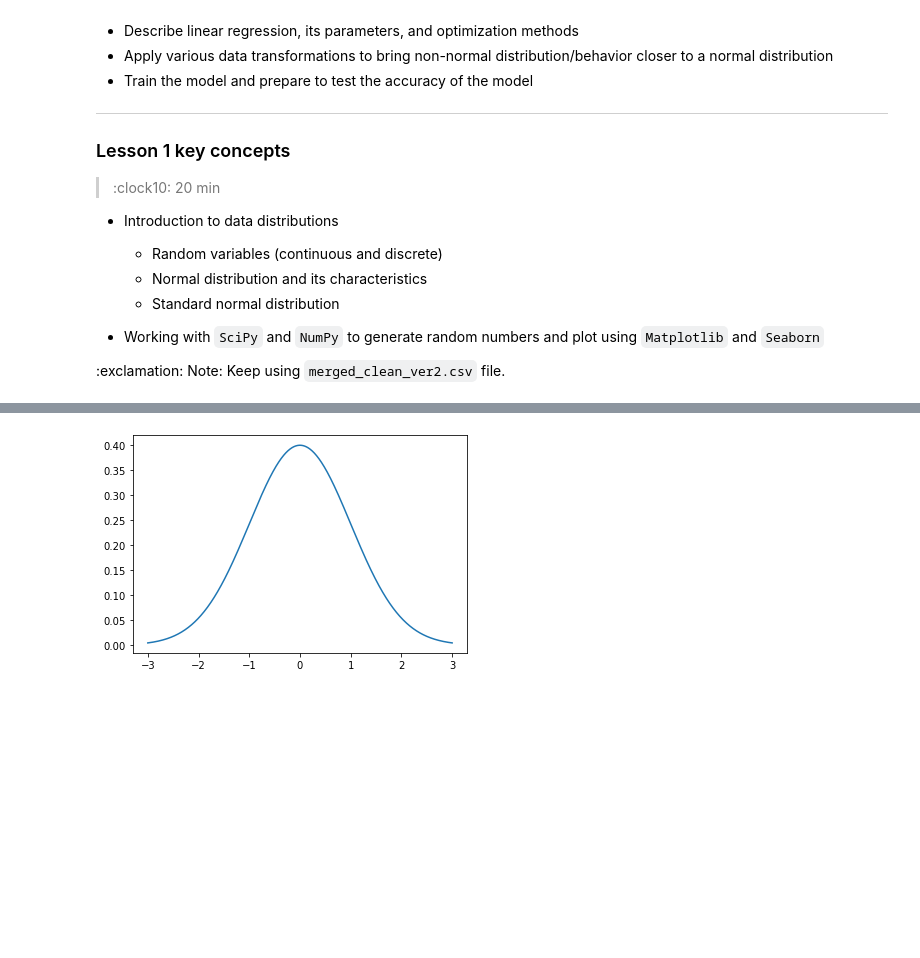
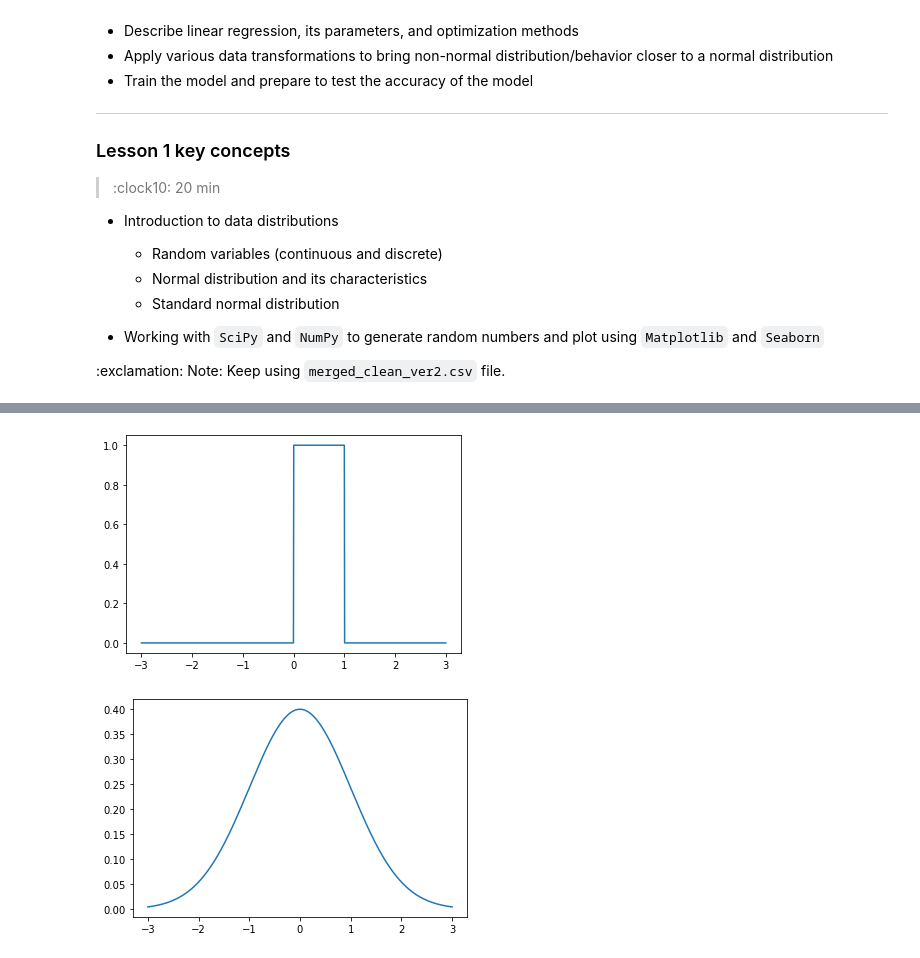
Before and after one commit to tengya-chu/lessons, a Jupyter notebook: unit_1/1.06_cont_distribution_intro_to_machine_learning/lesson.ipynb, the cells around one changed output, grey strips where cells are left out. Saved outputs shown, nothing was run; the diff lists cells and outputs as text; code cells hidden in the pictures; blank space fills up the shorter version.

```diff
--- a/unit_1/1.06_cont_distribution_intro_to_machine_learning/lesson.ipynb
+++ b/unit_1/1.06_cont_distribution_intro_to_machine_learning/lesson.ipynb
@@ -62,6 +62,14 @@ normal = norm(0, math.sqrt(9))
 # print(normal.pdf(4))
 # print(normal.cdf(2))
 # print(normal.rvs())
+# %%
+fig, ax = plt.subplots(1, 1)
+x = np.linspace(-3,3,1000) # Generating evenly spaced numbers (1000)  between -3 and 3.
+y = uniform.pdf(x) # Generating a plot of the 'Normal distribution' using the points in x.
+ax.plot(x,y)
+plt.show()
+# %% [output]
+[figure, added]
 # %%
 fig, ax = plt.subplots(1, 1)
 x = np.linspace(-3,3,1000) # Generating evenly spaced numbers (1000)  between -3 and 3.
```
Also changed, not shown: parts of 4 cells of this notebook, 12 other files.
